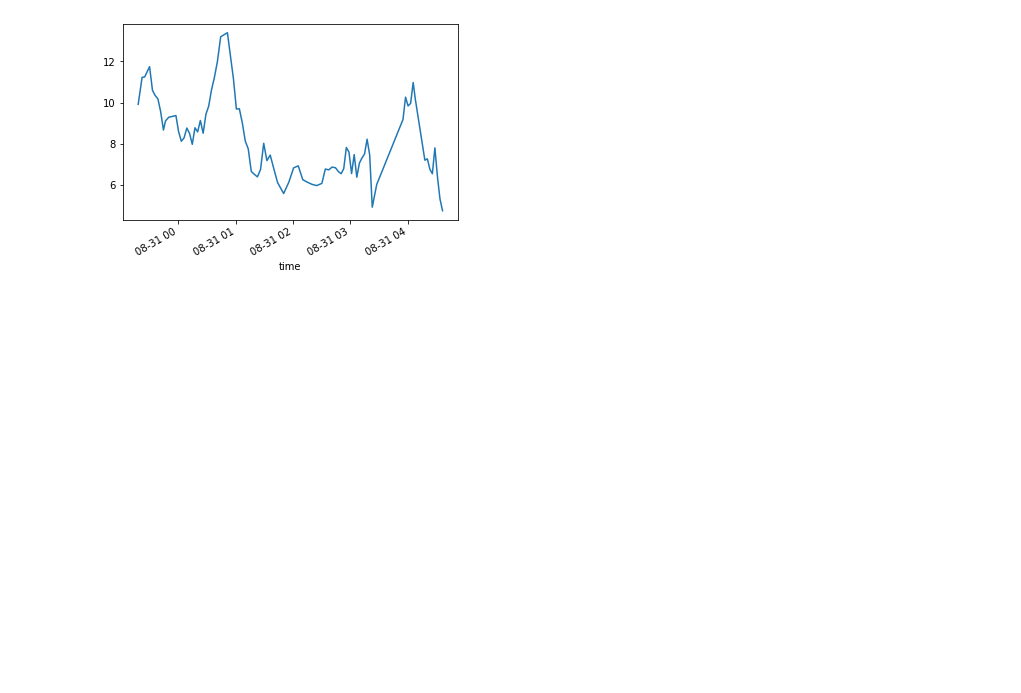
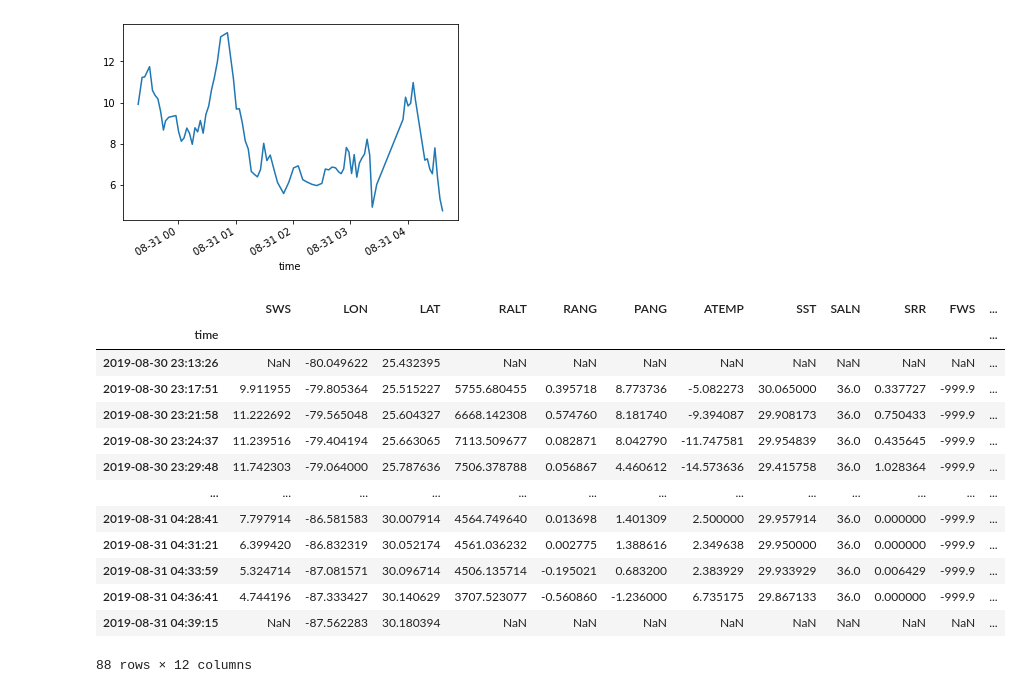
Before and after one commit to Arthur117/sfmr, a Jupyter notebook: sfmr_coloc.ipynb, the cells around one changed output. Drawn from its saved outputs; the diff is of its cells as text; code cells hidden in the pictures; blank space fills up the shorter version.

```diff
--- a/sfmr_coloc.ipynb
+++ b/sfmr_coloc.ipynb
@@ -45,3 +46,20 @@ sfmr_df.SWS.plot()
 # %% [output]
 <AxesSubplot:xlabel='time'>
 [figure]
+# %%
+sfmr_df
+# %% [output]
+|  | SWS | LON | LAT | RALT | RANG | PANG | ATEMP | SST | SALN | SRR | FWS | ... |
+| time |  |  |  |  |  |  |  |  |  |  |  | ... |
+| 2019-08-30 23:13:26 | NaN | -80.049622 | 25.432395 | NaN | NaN | NaN | NaN | NaN | NaN | NaN | NaN | ... |
+| 2019-08-30 23:17:51 | 9.911955 | -79.805364 | 25.515227 | 5755.680455 | 0.395718 | 8.773736 | -5.082273 | 30.065000 | 36.0 | 0.337727 | -999.9 | ... |
+| 2019-08-30 23:21:58 | 11.222692 | -79.565048 | 25.604327 | 6668.142308 | 0.574760 | 8.181740 | -9.394087 | 29.908173 | 36.0 | 0.750433 | -999.9 | ... |
+| 2019-08-30 23:24:37 | 11.239516 | -79.404194 | 25.663065 | 7113.509677 | 0.082871 | 8.042790 | -11.747581 | 29.954839 | 36.0 | 0.435645 | -999.9 | ... |
+| 2019-08-30 23:29:48 | 11.742303 | -79.064000 | 25.787636 | 7506.378788 | 0.056867 | 4.460612 | -14.573636 | 29.415758 | 36.0 | 1.028364 | -999.9 | ... |
+| ... | ... | ... | ... | ... | ... | ... | ... | ... | ... | ... | ... | ... |
+| 2019-08-31 04:28:41 | 7.797914 | -86.581583 | 30.007914 | 4564.749640 | 0.013698 | 1.401309 | 2.500000 | 29.957914 | 36.0 | 0.000000 | -999.9 | ... |
+| 2019-08-31 04:31:21 | 6.399420 | -86.832319 | 30.052174 | 4561.036232 | 0.002775 | 1.388616 | 2.349638 | 29.950000 | 36.0 | 0.000000 | -999.9 | ... |
+| 2019-08-31 04:33:59 | 5.324714 | -87.081571 | 30.096714 | 4506.135714 | -0.195021 | 0.683200 | 2.383929 | 29.933929 | 36.0 | 0.006429 | -999.9 | ... |
+| 2019-08-31 04:36:41 | 4.744196 | -87.333427 | 30.140629 | 3707.523077 | -0.560860 | -1.236000 | 6.735175 | 29.867133 | 36.0 | 0.000000 | -999.9 | ... |
+| 2019-08-31 04:39:15 | NaN | -87.562283 | 30.180394 | NaN | NaN | NaN | NaN | NaN | NaN | NaN | NaN | ... |
+88 rows × 12 columns
```
Also changed, not shown: parts of 4 cells of this notebook.
